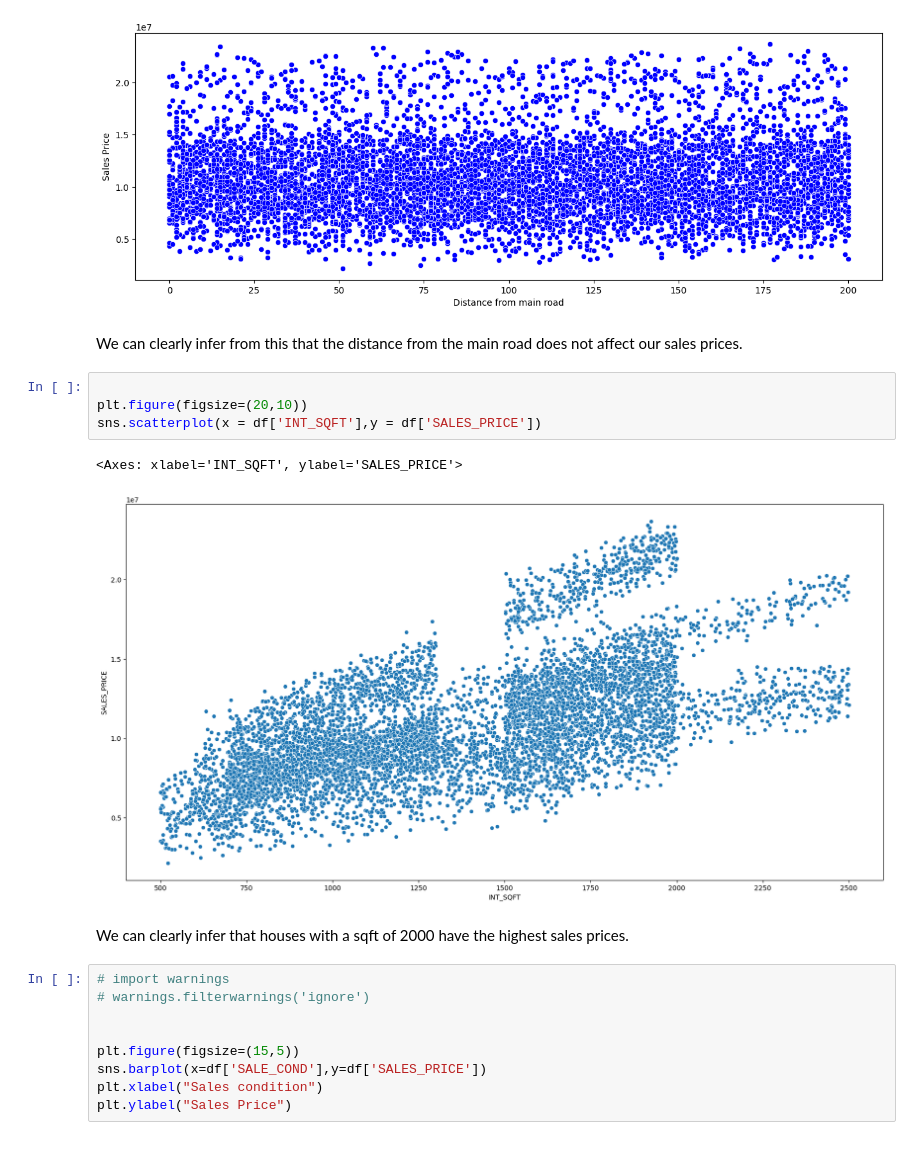
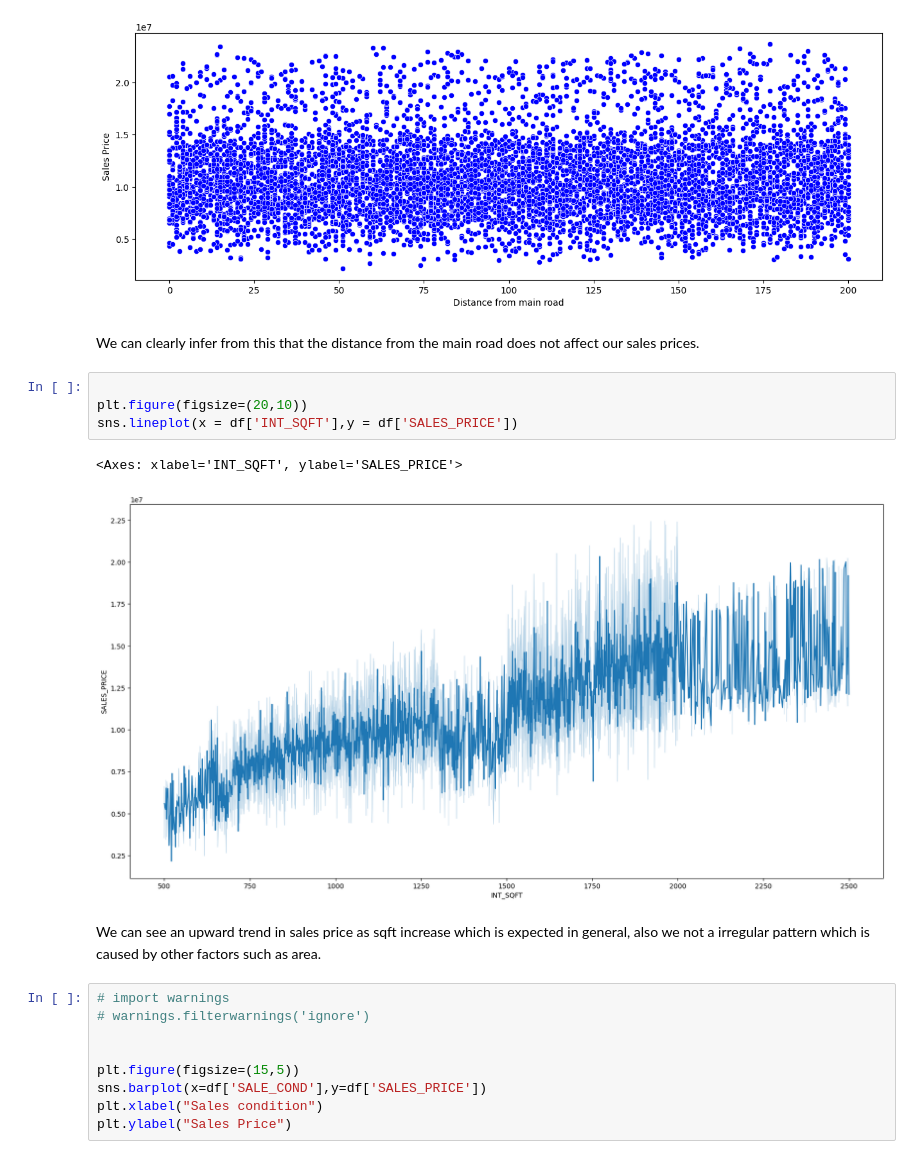
Before and after one commit to Rajadurai-CSE/Chennai_House_Price_Prediction, a Jupyter notebook: chennaihousepriceprediction.ipynb, the cells around one changed output. Saved outputs shown, nothing was run; the diff lists cells and outputs as text.

```diff
--- a/chennaihousepriceprediction.ipynb
+++ b/chennaihousepriceprediction.ipynb
@@ -168,16 +163,16 @@ plt.ylabel("Sales Price")
 Text(0, 0.5, 'Sales Price')
 [figure]
 # %% [markdown]
-<p>We can clearly infer from this that the distance from the main road does not affect our sales prices. </p>
+<p style="font-size:14px">We can clearly infer from this that the distance from the main road does not affect our sales prices. </p>
 # %%
 
 plt.figure(figsize=(20,10))
-sns.scatterplot(x = df['INT_SQFT'],y = df['SALES_PRICE'])
+sns.lineplot(x = df['INT_SQFT'],y = df['SALES_PRICE'])
 # %% [output]
 <Axes: xlabel='INT_SQFT', ylabel='SALES_PRICE'>
-[figure, old version]
+[figure, new version]
-# %% [markdown]
-<p>We can clearly infer that houses with a sqft of 2000 have the highest sales prices.</p>
+# %% [markdown]
+<p style="font-size:14px"> We can see an upward trend in sales price as sqft increase which is expected in general, also we not a irregular pattern which is caused by other factors such as area. </p>
 # %%
 # import warnings
 # warnings.filterwarnings('ignore')
```
Also changed, not shown: parts of 155 cells of this notebook.
